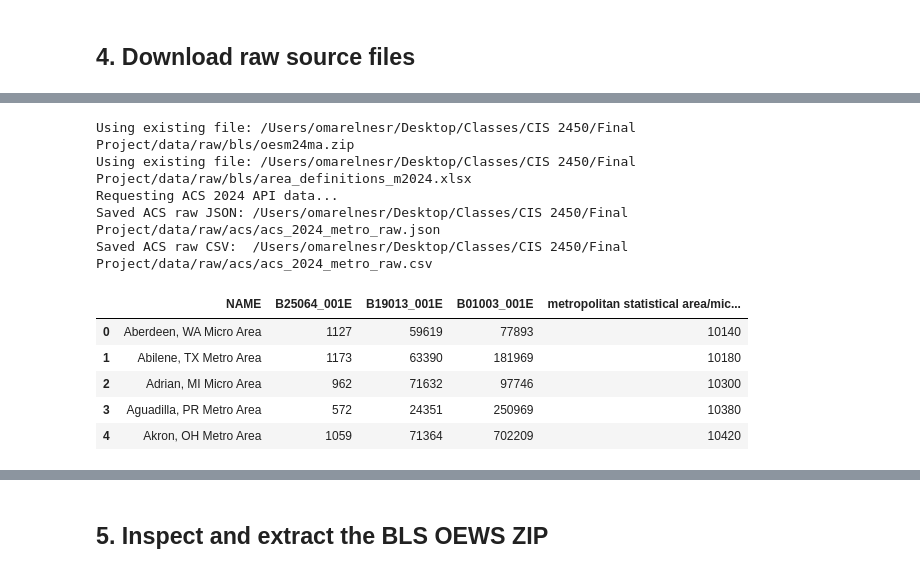
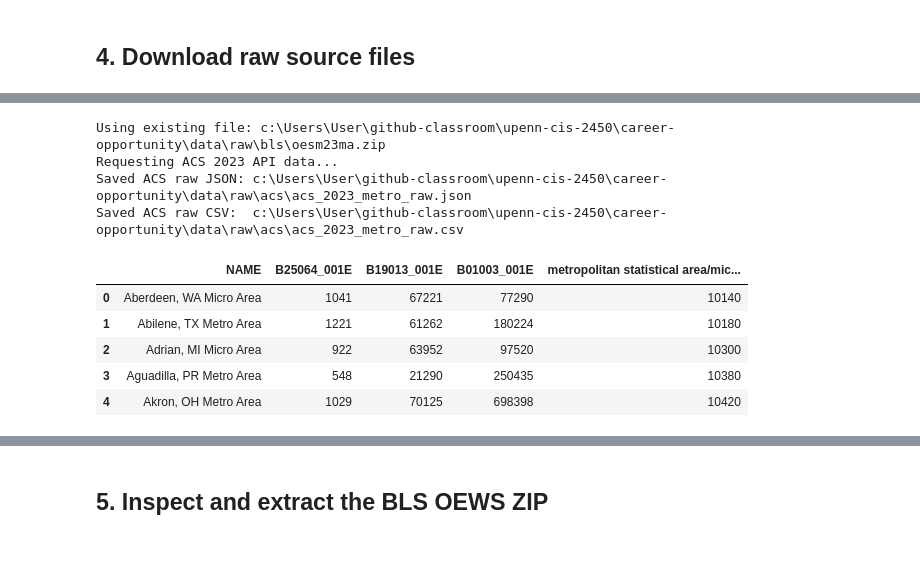
Before and after one commit to Oelnesr1/career-atlas, a Jupyter notebook: data_wrangling_and_eda.ipynb, the cells around one changed output, grey strips where cells are left out. Saved outputs shown, nothing was run; the diff lists cells and outputs as text; code cells hidden in the pictures.

```diff
--- a/data_wrangling_and_eda.ipynb
+++ b/data_wrangling_and_eda.ipynb
@@ -198,35 +275,34 @@ def acs_params() -> dict:
 # %%
+# ======================
+# DOWNLOAD RAW 2023 DATA
+# ======================
 
-# 4a. Download the BLS OEWS ZIP and the BLS 2024 MSA definitions workbook.
-download_file(BLS_OEWS_ZIP_URL, BLS_ZIP_PATH)
-download_file(BLS_MSA_DEFINITIONS_URL, BLS_MSA_DEFINITIONS_PATH)
+download_file(BLS_OEWS_ZIP_URL_2023, BLS_ZIP_PATH_2023)
 
-# 4b. Download ACS 2024 1-year metro/micro data from the Census API.
-print("Requesting ACS 2024 API data...")
-acs_response = SESSION.get(ACS_BASE_URL, params=acs_params(), timeout=120)
-acs_response.raise_for_status()
+print("Requesting ACS 2023 API data...")
+acs_response_2023 = SESSION.get(ACS_BASE_URL_2023, params=acs_params(), timeout=120)
+acs_response_2023.raise_for_status()
 
-acs_json = acs_response.json()
-with open(ACS_RAW_JSON_PATH, "w", encoding="utf-8") as f:
-    json.dump(acs_json, f)
+acs_json_2023 = acs_response_2023.json()
+with open(ACS_RAW_JSON_PATH_2023, "w", encoding="utf-8") as f:
+    json.dump(acs_json_2023, f)
 
-acs_header = acs_json[0]
-acs_rows = acs_json[1:]
-acs_raw_pd = pd.DataFrame(acs_rows, columns=acs_header)
-acs_raw_pd.to_csv(ACS_RAW_CSV_PATH, index=False)
+acs_header_2023 = acs_json_2023[0]
+acs_rows_2023 = acs_json_2023[1:]
+acs_raw_pd_2023 = pd.DataFrame(acs_rows_2023, columns=acs_header_2023)
+acs_raw_pd_2023.to_csv(ACS_RAW_CSV_PATH_2023, index=False)
 
-print(f"Saved ACS raw JSON: {ACS_RAW_JSON_PATH}")
-print(f"Saved ACS raw CSV:  {ACS_RAW_CSV_PATH}")
-display(acs_raw_pd.head())
+print(f"Saved ACS raw JSON: {ACS_RAW_JSON_PATH_2023}")
+print(f"Saved ACS raw CSV:  {ACS_RAW_CSV_PATH_2023}")
+display(acs_raw_pd_2023.head())
 # %% [output]
-Using existing file: /Users/omarelnesr/Desktop/Classes/CIS 2450/Final Project/data/raw/bls/oesm24ma.zip
-Using existing file: /Users/omarelnesr/Desktop/Classes/CIS 2450/Final Project/data/raw/bls/area_definitions_m2024.xlsx
-Requesting ACS 2024 API data...
-Saved ACS raw JSON: /Users/omarelnesr/Desktop/Classes/CIS 2450/Final Project/data/raw/acs/acs_2024_metro_raw.json
-Saved ACS raw CSV:  /Users/omarelnesr/Desktop/Classes/CIS 2450/Final Project/data/raw/acs/acs_2024_metro_raw.csv
+Using existing file: c:\Users\User\github-classroom\upenn-cis-2450\career-opportunity\data\raw\bls\oesm23ma.zip
+Requesting ACS 2023 API data...
+Saved ACS raw JSON: c:\Users\User\github-classroom\upenn-cis-2450\career-opportunity\data\raw\acs\acs_2023_metro_raw.json
+Saved ACS raw CSV:  c:\Users\User\github-classroom\upenn-cis-2450\career-opportunity\data\raw\acs\acs_2023_metro_raw.csv
 |  | NAME | B25064_001E | B19013_001E | B01003_001E | metropolitan statistical area/mic... |
-| 0 | Aberdeen, WA Micro Area | 1127 | 59619 | 77893 | 10140 |
-| 1 | Abilene, TX Metro Area | 1173 | 63390 | 181969 | 10180 |
-| 2 | Adrian, MI Micro Area | 962 | 71632 | 97746 | 10300 |
-| 3 | Aguadilla, PR Metro Area | 572 | 24351 | 250969 | 10380 |
-| 4 | Akron, OH Metro Area | 1059 | 71364 | 702209 | 10420 |
+| 0 | Aberdeen, WA Micro Area | 1041 | 67221 | 77290 | 10140 |
+| 1 | Abilene, TX Metro Area | 1221 | 61262 | 180224 | 10180 |
+| 2 | Adrian, MI Micro Area | 922 | 63952 | 97520 | 10300 |
+| 3 | Aguadilla, PR Metro Area | 548 | 21290 | 250435 | 10380 |
+| 4 | Akron, OH Metro Area | 1029 | 70125 | 698398 | 10420 |
```
Also changed, not shown: parts of 33 cells of this notebook.
